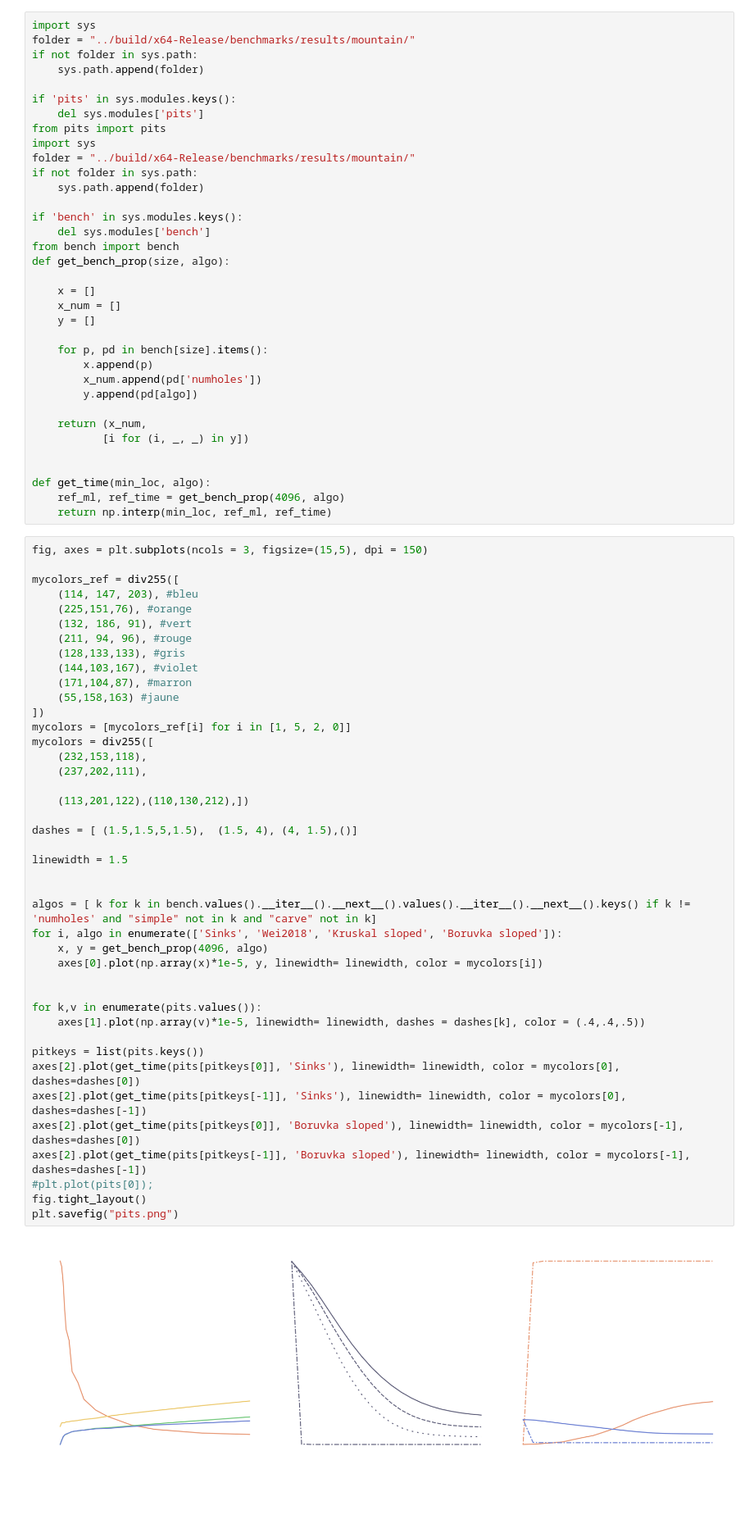
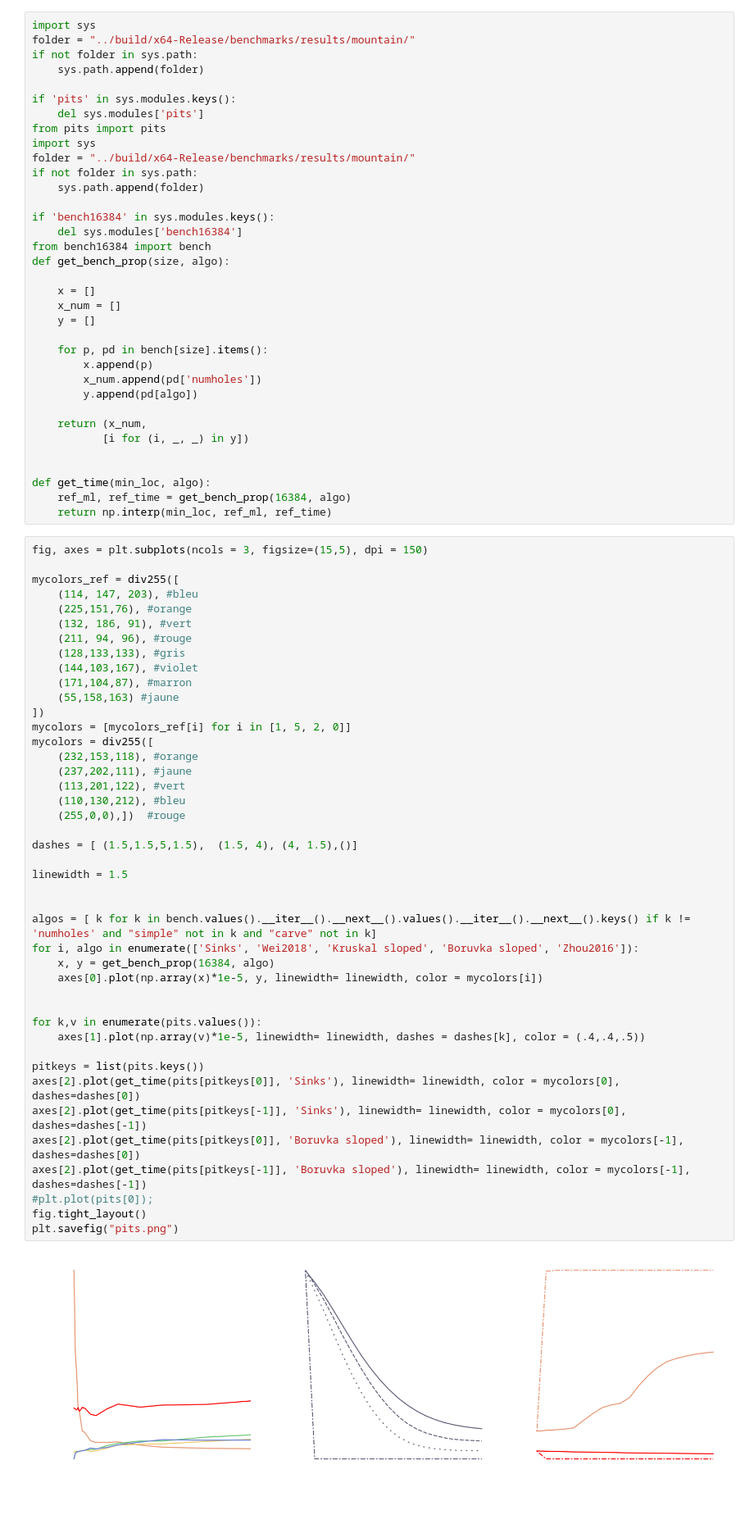
Before and after one commit to fastscape-lem/fastscapelib, a Jupyter notebook: examples/pits.ipynb, the cells around one changed output. Shown at 82% size. Cells and saved outputs as stored; diff of their text form.

Commit message:
some check on benchmarks

```diff
--- a/examples/pits.ipynb
+++ b/examples/pits.ipynb
@@ -60,9 +60,9 @@ folder = "../build/x64-Release/benchmarks/results/mountain/"
 if not folder in sys.path:
     sys.path.append(folder)
 
-if 'bench' in sys.modules.keys():
-    del sys.modules['bench']
-from bench import bench
+if 'bench16384' in sys.modules.keys():
+    del sys.modules['bench16384']
+from bench16384 import bench
 def get_bench_prop(size, algo):
 
     x = []
@@ -79,7 +79,7 @@ def get_bench_prop(size, algo):
 
 
 def get_time(min_loc, algo):
-    ref_ml, ref_time = get_bench_prop(4096, algo)
+    ref_ml, ref_time = get_bench_prop(16384, algo)
     return np.interp(min_loc, ref_ml, ref_time)
 # %%
 fig, axes = plt.subplots(ncols = 3, figsize=(15,5), dpi = 150)
@@ -91,40 +91,41 @@ mycolors_ref = div255([
     (211, 94, 96), #rouge
     (128,133,133), #gris
     (144,103,167), #violet
     (171,104,87), #marron
     (55,158,163) #jaune
 ])
 mycolors = [mycolors_ref[i] for i in [1, 5, 2, 0]]
 mycolors = div255([
-    (232,153,118),
-    (237,202,111),
-
-    (113,201,122),(110,130,212),])
+    (232,153,118), #orange
+    (237,202,111), #jaune
+    (113,201,122), #vert
+    (110,130,212), #bleu
+    (255,0,0),])  #rouge
 
 dashes = [ (1.5,1.5,5,1.5),  (1.5, 4), (4, 1.5),()]
 
 linewidth = 1.5
 
 
 algos = [ k for k in bench.values().__iter__().__next__().values().__iter__().__next__().keys() if k != 'numholes' and "simple" not in k and "carve" not in k]
-for i, algo in enumerate(['Sinks', 'Wei2018', 'Kruskal sloped', 'Boruvka sloped']):
-    x, y = get_bench_prop(4096, algo)
+for i, algo in enumerate(['Sinks', 'Wei2018', 'Kruskal sloped', 'Boruvka sloped', 'Zhou2016']):
+    x, y = get_bench_prop(16384, algo)
     axes[0].plot(np.array(x)*1e-5, y, linewidth= linewidth, color = mycolors[i])
 
 
 for k,v in enumerate(pits.values()):
     axes[1].plot(np.array(v)*1e-5, linewidth= linewidth, dashes = dashes[k], color = (.4,.4,.5))
 
 pitkeys = list(pits.keys())
 axes[2].plot(get_time(pits[pitkeys[0]], 'Sinks'), linewidth= linewidth, color = mycolors[0], dashes=dashes[0])
 axes[2].plot(get_time(pits[pitkeys[-1]], 'Sinks'), linewidth= linewidth, color = mycolors[0], dashes=dashes[-1])
 axes[2].plot(get_time(pits[pitkeys[0]], 'Boruvka sloped'), linewidth= linewidth, color = mycolors[-1], dashes=dashes[0])
 axes[2].plot(get_time(pits[pitkeys[-1]], 'Boruvka sloped'), linewidth= linewidth, color = mycolors[-1], dashes=dashes[-1])
 #plt.plot(pits[0]);
 fig.tight_layout()
 plt.savefig("pits.png")
 # %% [output]
-[figure, old version]
+[figure, new version]
 # %% [markdown]
 ######
 # %%
```
Also changed, not shown: parts of 2 cells of this notebook, 10 other files.
